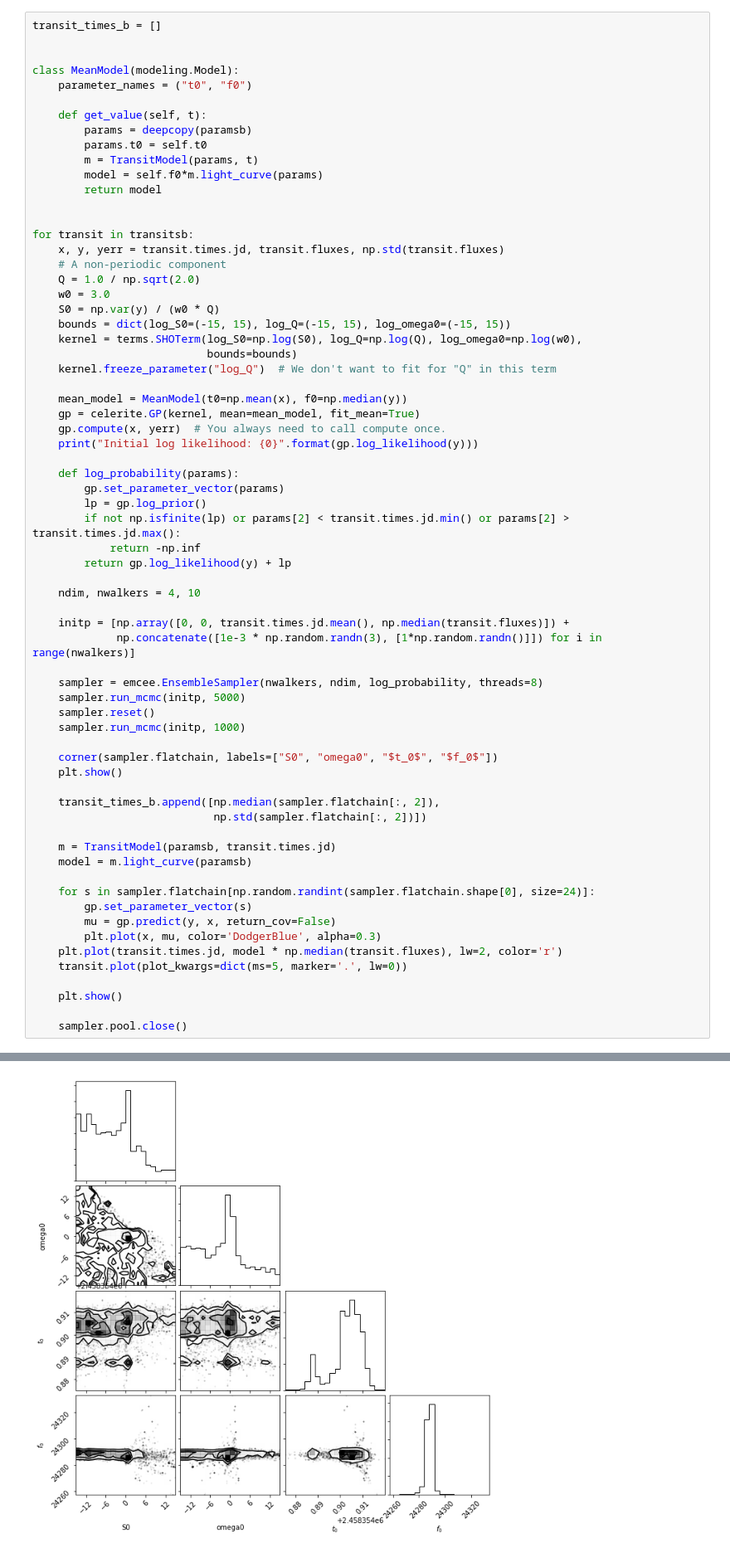
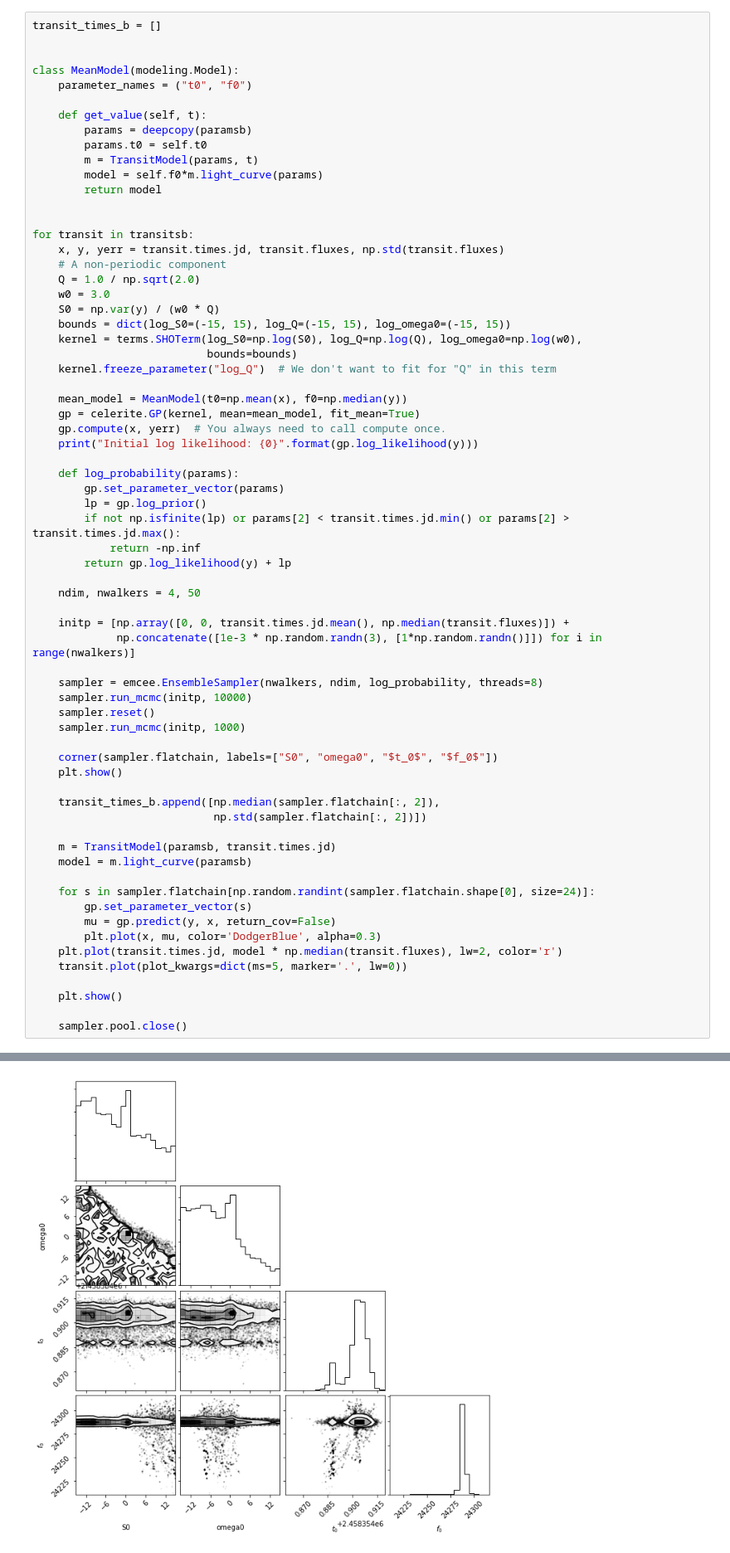
Before and after one commit to bmorris3/tessperiment, a Jupyter notebook: toi175.ipynb, the cells around one changed output, grey strips where cells are left out. Shown at 83% size. Cells and saved outputs as stored; diff of their text form.

```diff
--- a/toi175.ipynb
+++ b/toi175.ipynb
@@ -120,35 +120,35 @@ for transit in transitsb:
             return -np.inf
         return gp.log_likelihood(y) + lp
 
-    ndim, nwalkers = 4, 10
+    ndim, nwalkers = 4, 50
 
     initp = [np.array([0, 0, transit.times.jd.mean(), np.median(transit.fluxes)]) +
              np.concatenate([1e-3 * np.random.randn(3), [1*np.random.randn()]]) for i in range(nwalkers)]
 
     sampler = emcee.EnsembleSampler(nwalkers, ndim, log_probability, threads=8)
-    sampler.run_mcmc(initp, 5000)
+    sampler.run_mcmc(initp, 10000)
     sampler.reset()
     sampler.run_mcmc(initp, 1000)
 
     corner(sampler.flatchain, labels=["S0", "omega0", "$t_0$", "$f_0$"])
     plt.show()
 
     transit_times_b.append([np.median(sampler.flatchain[:, 2]),
                             np.std(sampler.flatchain[:, 2])])
 
     m = TransitModel(paramsb, transit.times.jd)
     model = m.light_curve(paramsb)
 
     for s in sampler.flatchain[np.random.randint(sampler.flatchain.shape[0], size=24)]:
         gp.set_parameter_vector(s)
         mu = gp.predict(y, x, return_cov=False)
         plt.plot(x, mu, color='DodgerBlue', alpha=0.3)
     plt.plot(transit.times.jd, model * np.median(transit.fluxes), lw=2, color='r')
     transit.plot(plot_kwargs=dict(ms=5, marker='.', lw=0))
 
     plt.show()
 
     sampler.pool.close()
 # %% [output]
 Initial log likelihood: -653.5425622098421
-[figure, old version]
+[figure, new version]
```
Also changed, not shown: parts of 6 cells of this notebook, 2 other files.
